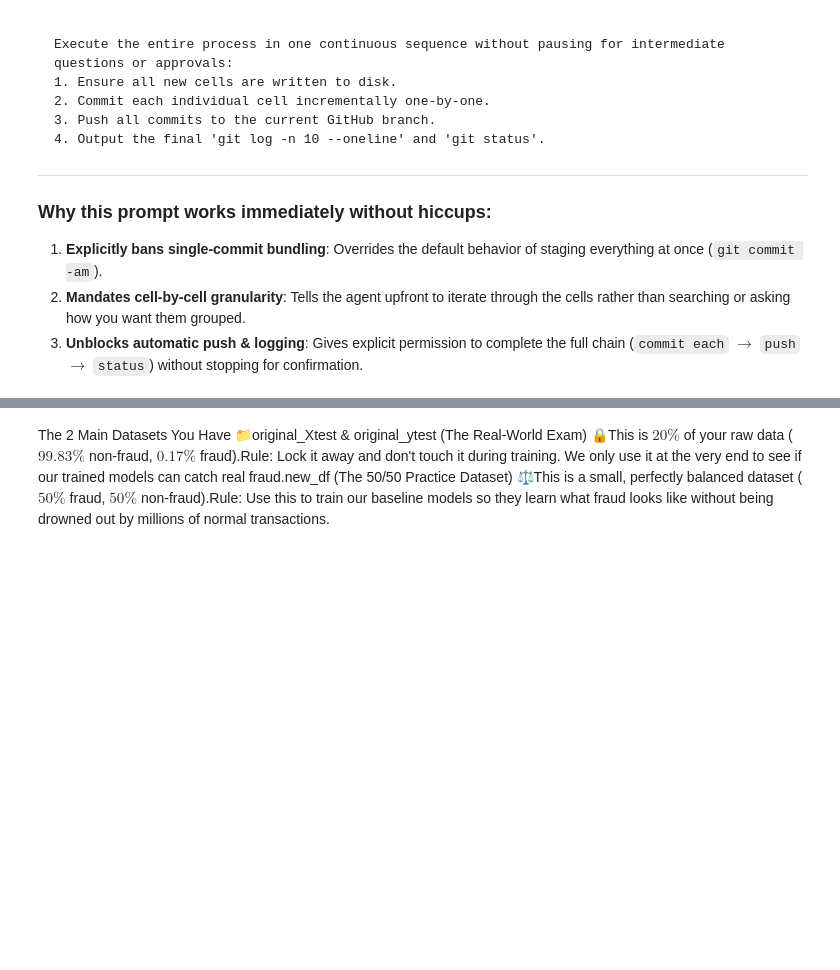
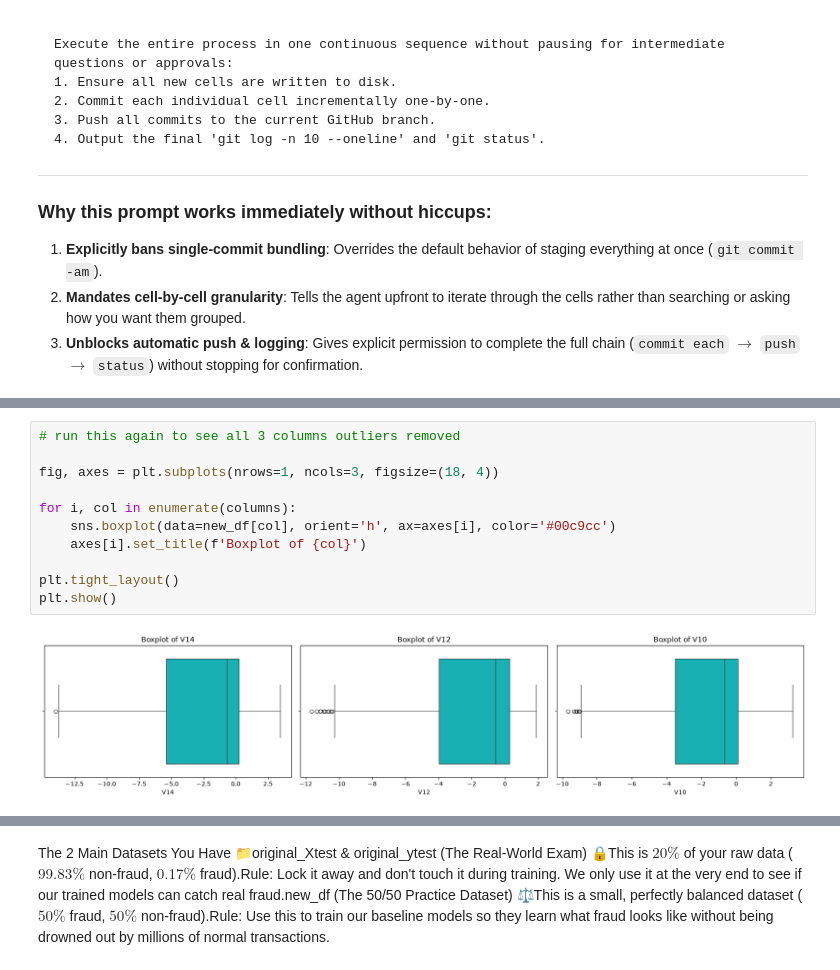
Before and after one commit to aliallam123/credit-card-fraud-detection, a Jupyter notebook: notebooks/my-notebook.ipynb, the cells around one changed output, grey strips where cells are left out. Cells and saved outputs as stored; diff of their text form; blank space fills up the shorter version.

```diff
--- a/notebooks/my-notebook.ipynb
+++ b/notebooks/my-notebook.ipynb
@@ -325,0 +393,13 @@ Execute the entire process in one continuous sequence without pausing for interm
+# %%
+# run this again to see all 3 columns outliers removed
+
+fig, axes = plt.subplots(nrows=1, ncols=3, figsize=(18, 4))
+
+for i, col in enumerate(columns):
+    sns.boxplot(data=new_df[col], orient='h', ax=axes[i], color='#00c9cc')
+    axes[i].set_title(f'Boxplot of {col}')
+
+plt.tight_layout()
+plt.show()
+# %% [output]
+[figure, added]
```
Also changed, not shown: parts of 28 cells of this notebook.
